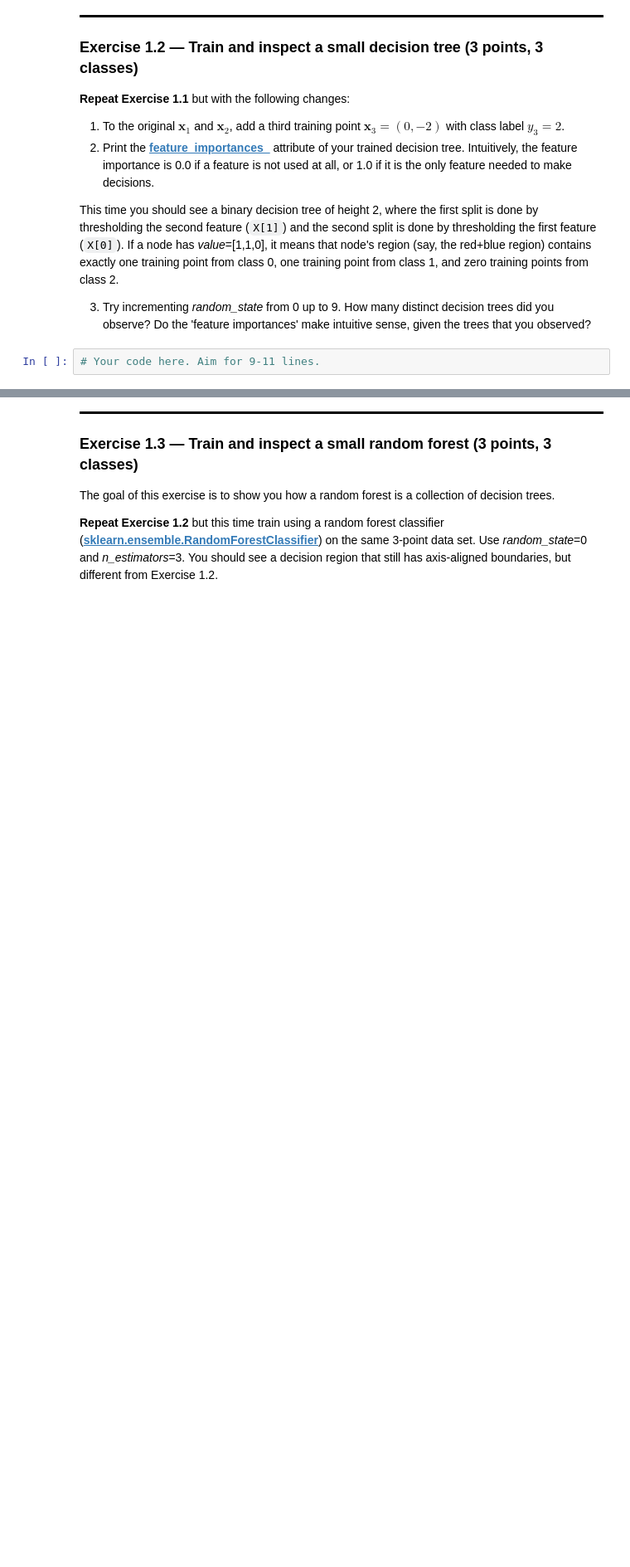
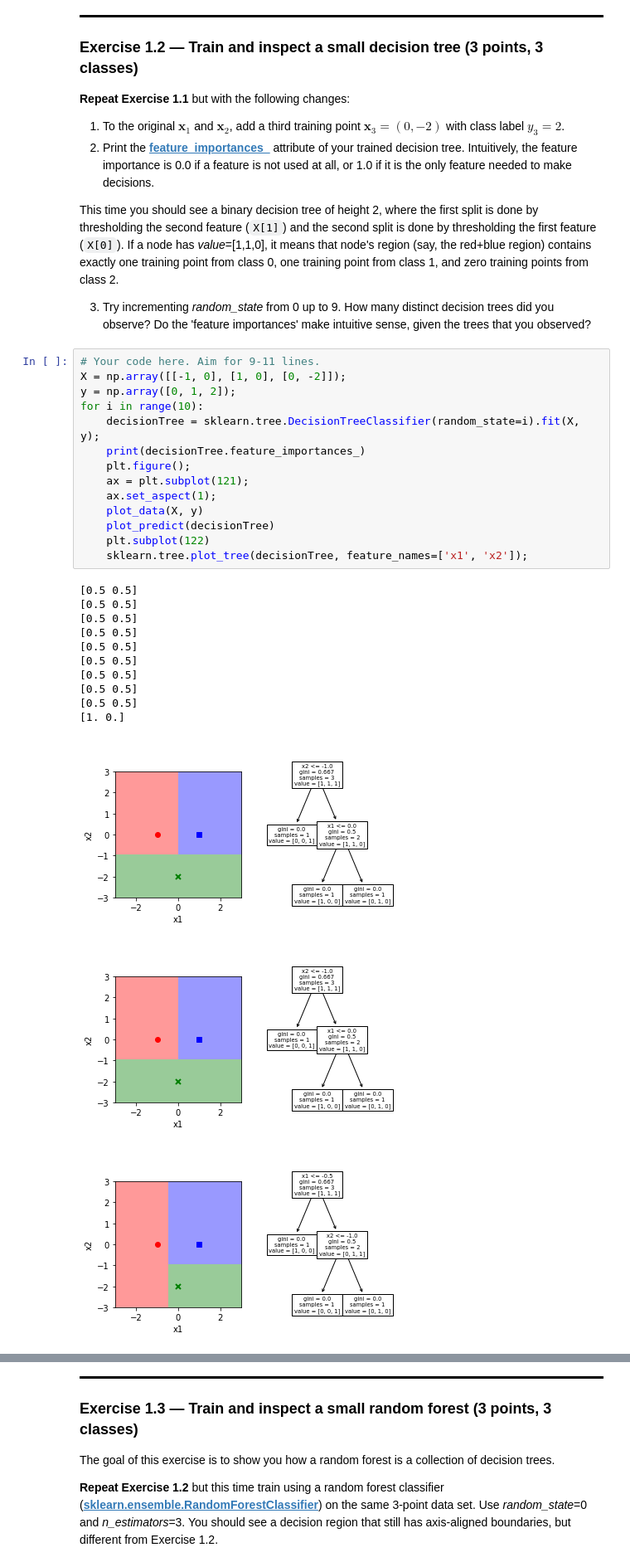
Before and after one commit to alimus22/SOEN, a Jupyter notebook: COMP432/lab6/lab6-exercises.ipynb, the cells around one changed output, grey strips where cells are left out. Shown at 83% size. Drawn from its saved outputs; the diff is of its cells as text; blank space fills up the shorter version.

```diff
--- a/COMP432/lab6/lab6-exercises.ipynb
+++ b/COMP432/lab6/lab6-exercises.ipynb
@@ -131,5 +131,31 @@ Once you have things working, **add two data points** to your training set:
 This time you should see a binary decision tree of height 2, where the first split is done by thresholding the second feature (`X[1]`) and the second split is done by thresholding the first feature (`X[0]`). If a node has *value*=[1,1,0], it means that node's region (say, the red+blue region) contains exactly one training point from class 0, one training point from class 1, and zero training points from class 2.
 
 3. Try incrementing *random_state* from 0 up to 9. How many distinct decision trees did you observe? Do the 'feature importances' make intuitive sense, given the trees that you observed?
-# %%
-# Your code here. Aim for 9-11 lines.
+# %%
+# Your code here. Aim for 9-11 lines.
+X = np.array([[-1, 0], [1, 0], [0, -2]]);
+y = np.array([0, 1, 2]);
+for i in range(10):
+    decisionTree = sklearn.tree.DecisionTreeClassifier(random_state=i).fit(X, y);
+    print(decisionTree.feature_importances_)
+    plt.figure();
+    ax = plt.subplot(121);
+    ax.set_aspect(1);
+    plot_data(X, y)
+    plot_predict(decisionTree)
+    plt.subplot(122)
+    sklearn.tree.plot_tree(decisionTree, feature_names=['x1', 'x2']);
+# %% [output]
+[0.5 0.5]
+[0.5 0.5]
+[0.5 0.5]
+[0.5 0.5]
+[0.5 0.5]
+[0.5 0.5]
+[0.5 0.5]
+[0.5 0.5]
+[0.5 0.5]
+[1. 0.]
+[figure, added]
+[figure, added]
+[figure, added]
```
Also changed, not shown: parts of 14 cells of this notebook.
